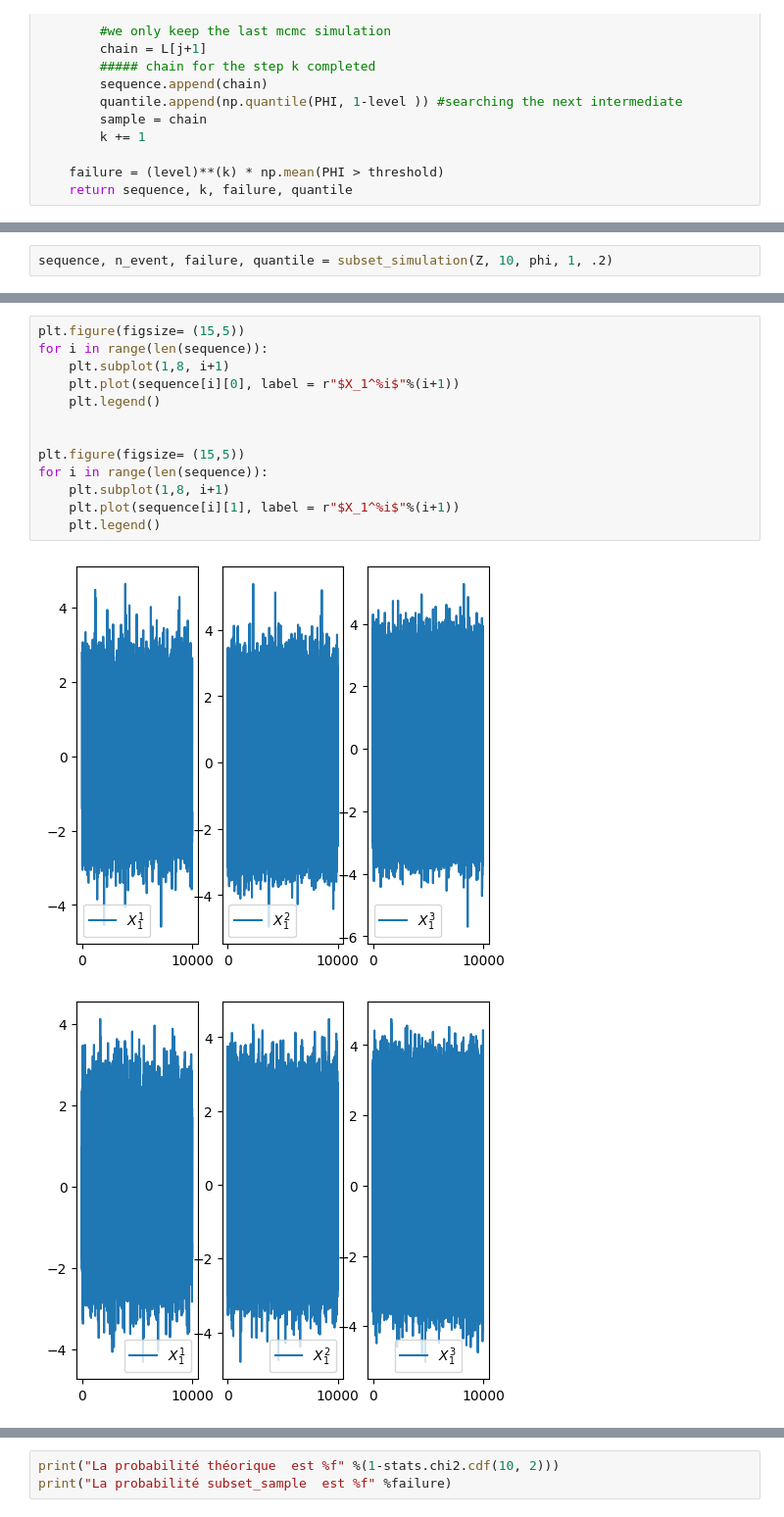
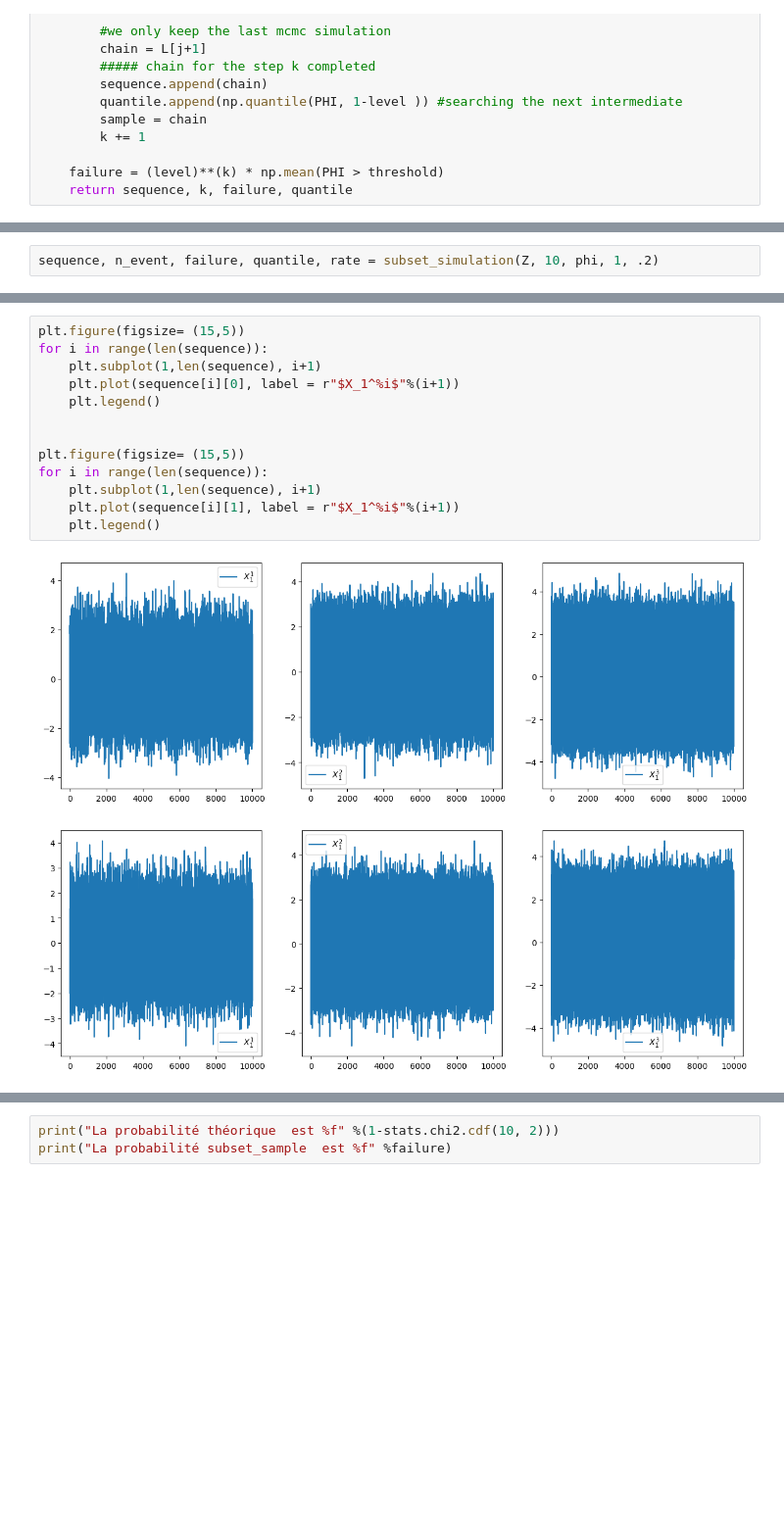
Before and after one commit to imn167/VAE_SS, a Jupyter notebook: subset_simulation.ipynb, the cells around one changed output, grey strips where cells are left out. Shown: that part at 98% size. Cells and saved outputs as stored; diff of their text form; blank space fills up the shorter version.

```diff
--- a/subset_simulation.ipynb
+++ b/subset_simulation.ipynb
@@ -144,5 +146,5 @@ def subset_simulation(sample, threshold,phi,sd, level = .1):
 # %%
-sequence, n_event, failure, quantile = subset_simulation(Z, 10, phi, 1, .2)
+sequence, n_event, failure, quantile, rate = subset_simulation(Z, 10, phi, 1, .2)
 # %%
 print(n_event,
 quantile)
@@ -151,19 +153,19 @@ quantile)
 # %%
 plt.figure(figsize= (15,5))
 for i in range(len(sequence)):
-    plt.subplot(1,8, i+1)
+    plt.subplot(1,len(sequence), i+1)
     plt.plot(sequence[i][0], label = r"$X_1^%i$"%(i+1))
     plt.legend()
 
 
 plt.figure(figsize= (15,5))
 for i in range(len(sequence)):
-    plt.subplot(1,8, i+1)
+    plt.subplot(1,len(sequence), i+1)
     plt.plot(sequence[i][1], label = r"$X_1^%i$"%(i+1))
     plt.legend()
 # %% [output]
-[figure, old version]
+[figure, new version]
-[figure, old version]
+[figure, new version]
 # %%
 last_simu = sequence[-1]
 second_simu = sequence[0]
```
Also changed, not shown: parts of 4 cells of this notebook, 18 other files.
